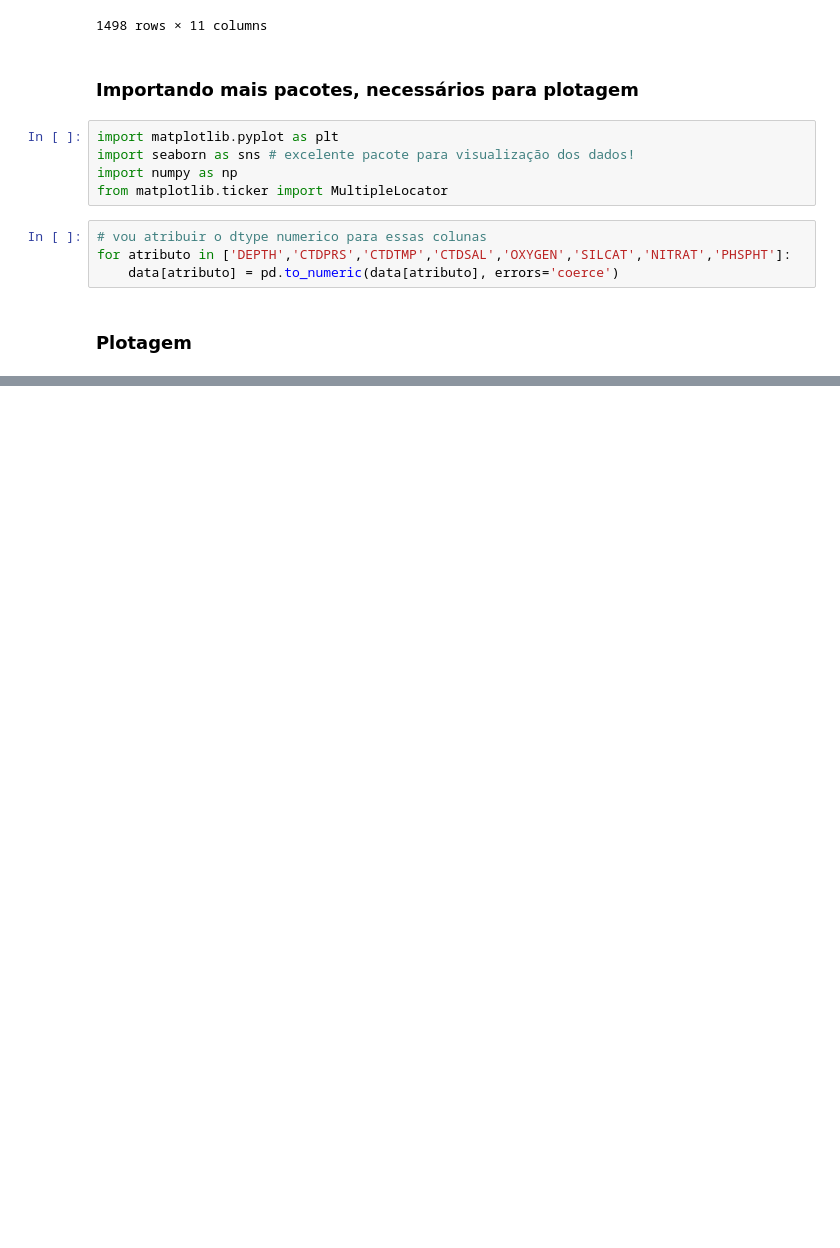
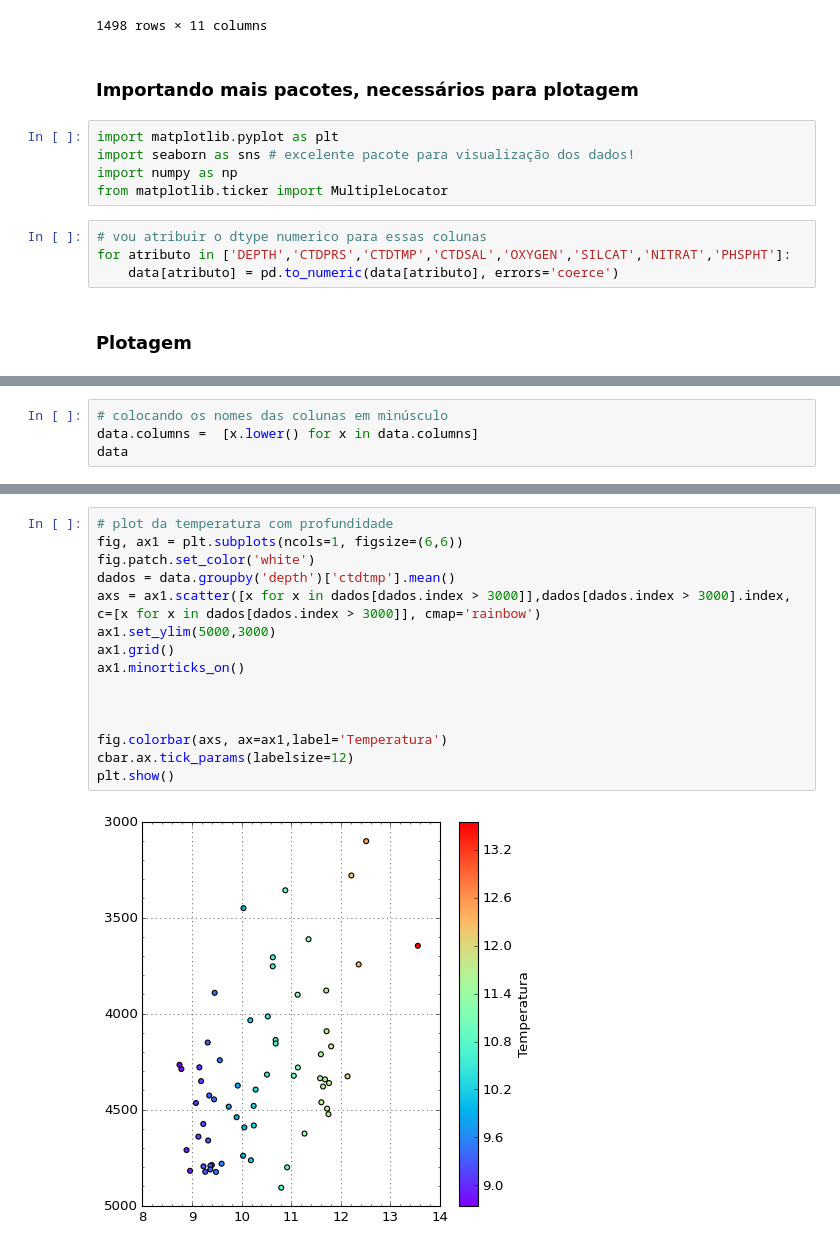
Before and after one commit to jonatanriq/oceanografia, a Jupyter notebook: plotando_dados_ctd.ipynb, the cells around one changed output, grey strips where cells are left out. Saved outputs shown, nothing was run; the diff lists cells and outputs as text; blank space fills up the shorter version.

Commit message:
plot da temperatura

```diff
--- a/plotando_dados_ctd.ipynb
+++ b/plotando_dados_ctd.ipynb
@@ -101,0 +102,4 @@ plt.show()
+# %%
+# colocando os nomes das colunas em minúsculo
+data.columns =  [x.lower() for x in data.columns]
+data
@@ -101,0 +120,17 @@ plt.show()
+# %%
+# plot da temperatura com profundidade
+fig, ax1 = plt.subplots(ncols=1, figsize=(6,6))
+fig.patch.set_color('white')
+dados = data.groupby('depth')['ctdtmp'].mean()
+axs = ax1.scatter([x for x in dados[dados.index > 3000]],dados[dados.index > 3000].index, c=[x for x in dados[dados.index > 3000]], cmap='rainbow')
+ax1.set_ylim(5000,3000)
+ax1.grid()
+ax1.minorticks_on()
+
+
+
+fig.colorbar(axs, ax=ax1,label='Temperatura')
+cbar.ax.tick_params(labelsize=12)
+plt.show()
+# %% [output]
+[figure, added]
```
Also changed, not shown: parts of 2 cells of this notebook.
